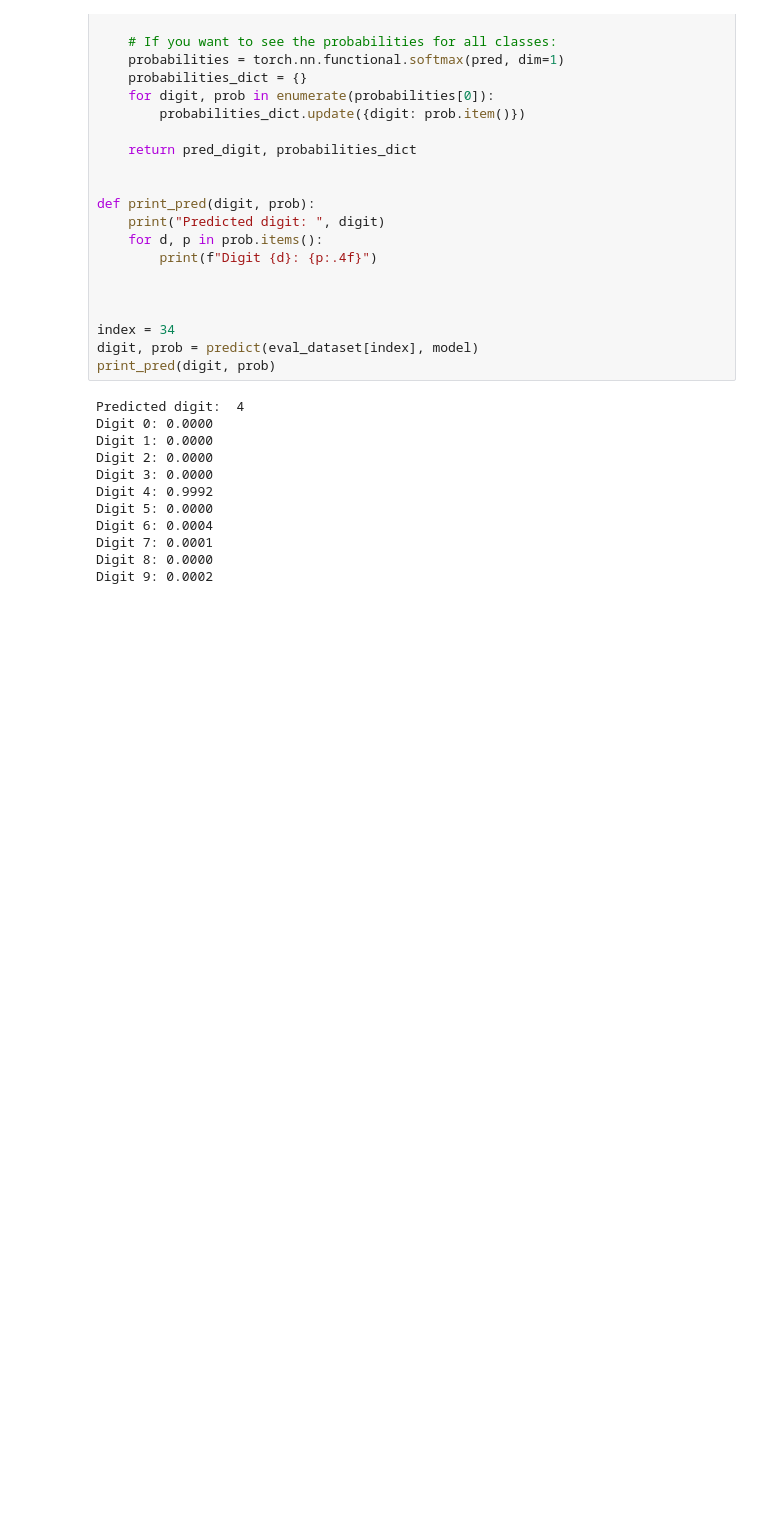
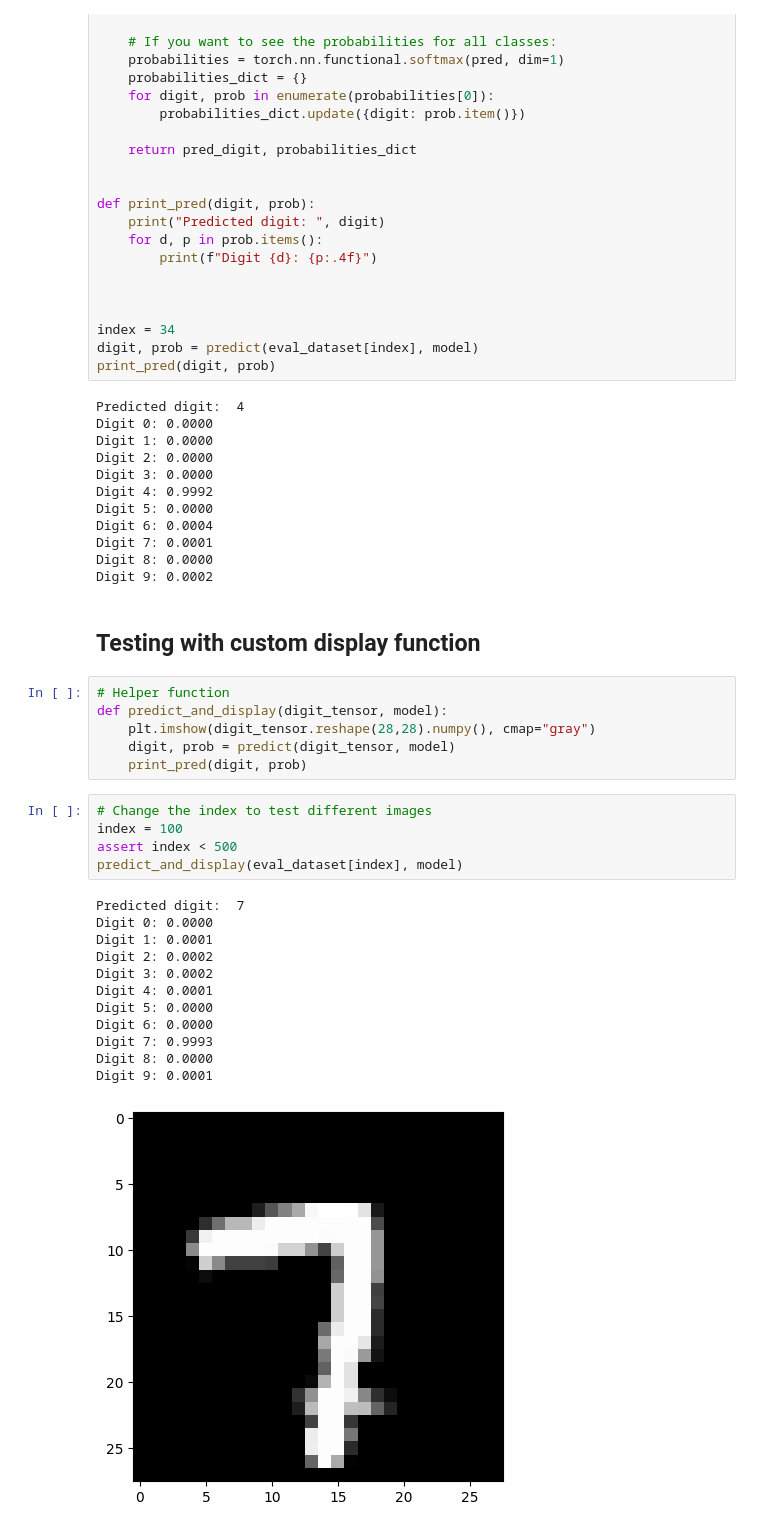
Before and after one commit to KjetilIN/ViT-for-MNIST, a Jupyter notebook: model/eval.ipynb, the cells around one changed output. Drawn from its saved outputs; the diff is of its cells as text; blank space fills up the shorter version.

Commit message:
add: eval function for testing multiple images in the dataset

```diff
--- a/model/eval.ipynb
+++ b/model/eval.ipynb
@@ -180,3 +180,29 @@ Digit 6: 0.0004
 Digit 7: 0.0001
 Digit 8: 0.0000
 Digit 9: 0.0002
+# %% [markdown]
+## Testing with custom display function
+# %%
+# Helper function
+def predict_and_display(digit_tensor, model):
+    plt.imshow(digit_tensor.reshape(28,28).numpy(), cmap="gray")
+    digit, prob = predict(digit_tensor, model)
+    print_pred(digit, prob)
+# %%
+# Change the index to test different images
+index = 100
+assert index < 500
+predict_and_display(eval_dataset[index], model)
+# %% [output]
+Predicted digit:  7
+Digit 0: 0.0000
+Digit 1: 0.0001
+Digit 2: 0.0002
+Digit 3: 0.0002
+Digit 4: 0.0001
+Digit 5: 0.0000
+Digit 6: 0.0000
+Digit 7: 0.9993
+Digit 8: 0.0000
+Digit 9: 0.0001
+[figure, added]
```
